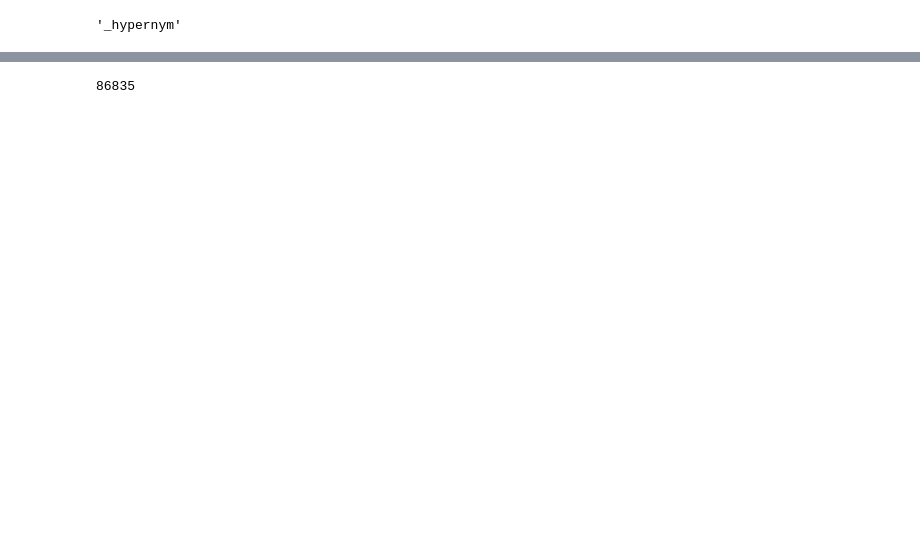
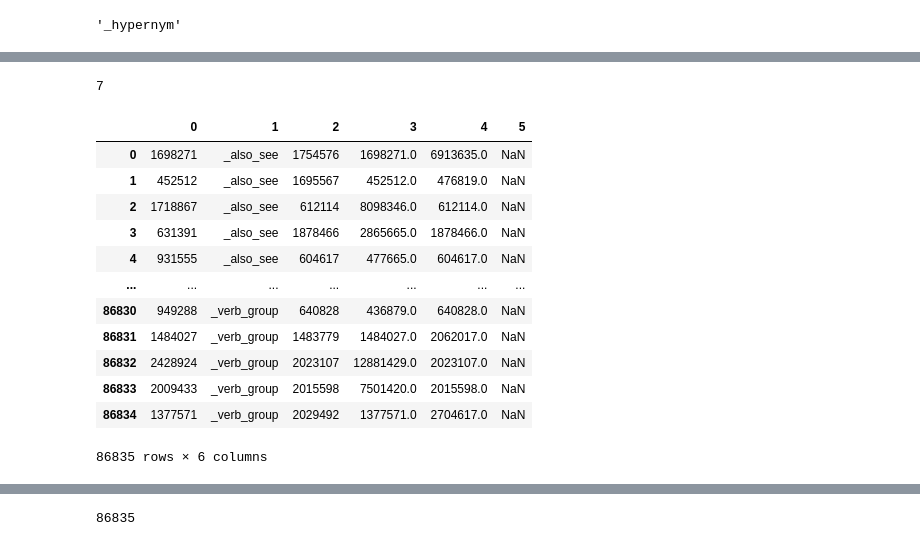
Before and after one commit to hodzy/Knowledge-Graph-Embeddings, a Jupyter notebook: Self writen code/KGE.ipynb, the cells around one changed output, grey strips where cells are left out. Saved outputs shown, nothing was run; the diff lists cells and outputs as text; code cells hidden in the pictures; blank space fills up the shorter version.

```diff
--- a/Self writen code/KGE.ipynb
+++ b/Self writen code/KGE.ipynb
@@ -98,0 +213,8 @@ training_data = sorted(training_data, key=itemgetter(1))
+# %%
+counter = 0
+for sample in training_data:
+    if len(sample) <5:
+        counter += 1
+print(counter)
+# %% [output]
+7
@@ -98,0 +228,17 @@ training_data = sorted(training_data, key=itemgetter(1))
+# %%
+read_training_data = pd.read_csv('./data/wn18rr/extended_training_data.txt', header=None, sep='\t')
+read_training_data
+# %% [output]
+|  | 0 | 1 | 2 | 3 | 4 | 5 |
+| 0 | 1698271 | _also_see | 1754576 | 1698271.0 | 6913635.0 | NaN |
+| 1 | 452512 | _also_see | 1695567 | 452512.0 | 476819.0 | NaN |
+| 2 | 1718867 | _also_see | 612114 | 8098346.0 | 612114.0 | NaN |
+| 3 | 631391 | _also_see | 1878466 | 2865665.0 | 1878466.0 | NaN |
+| 4 | 931555 | _also_see | 604617 | 477665.0 | 604617.0 | NaN |
+| ... | ... | ... | ... | ... | ... | ... |
+| 86830 | 949288 | _verb_group | 640828 | 436879.0 | 640828.0 | NaN |
+| 86831 | 1484027 | _verb_group | 1483779 | 1484027.0 | 2062017.0 | NaN |
+| 86832 | 2428924 | _verb_group | 2023107 | 12881429.0 | 2023107.0 | NaN |
+| 86833 | 2009433 | _verb_group | 2015598 | 7501420.0 | 2015598.0 | NaN |
+| 86834 | 1377571 | _verb_group | 2029492 | 1377571.0 | 2704617.0 | NaN |
+86835 rows × 6 columns
```
Also changed, not shown: parts of 21 cells of this notebook, 1 other file.
